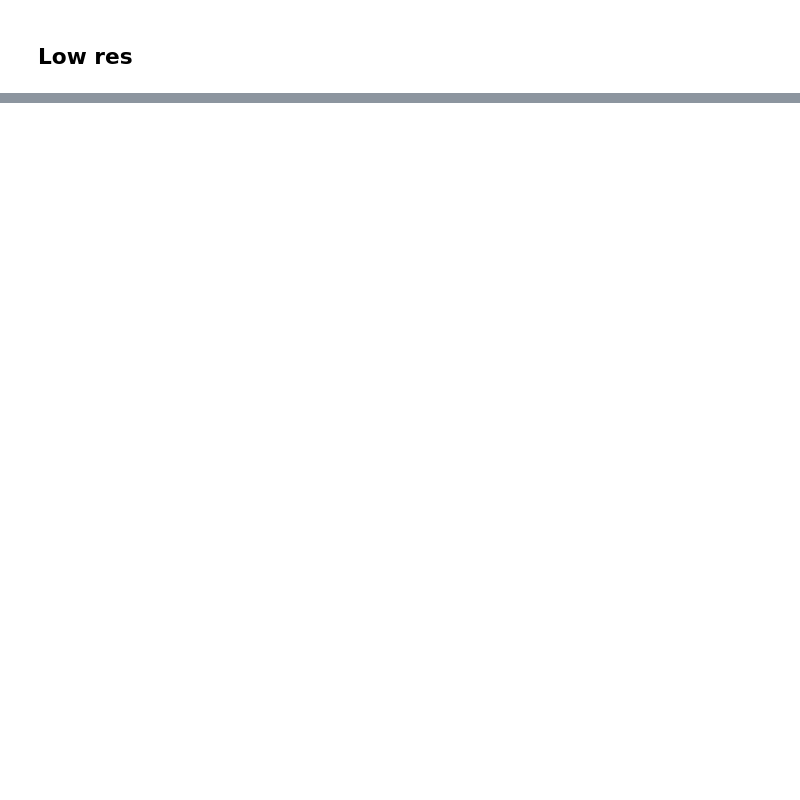
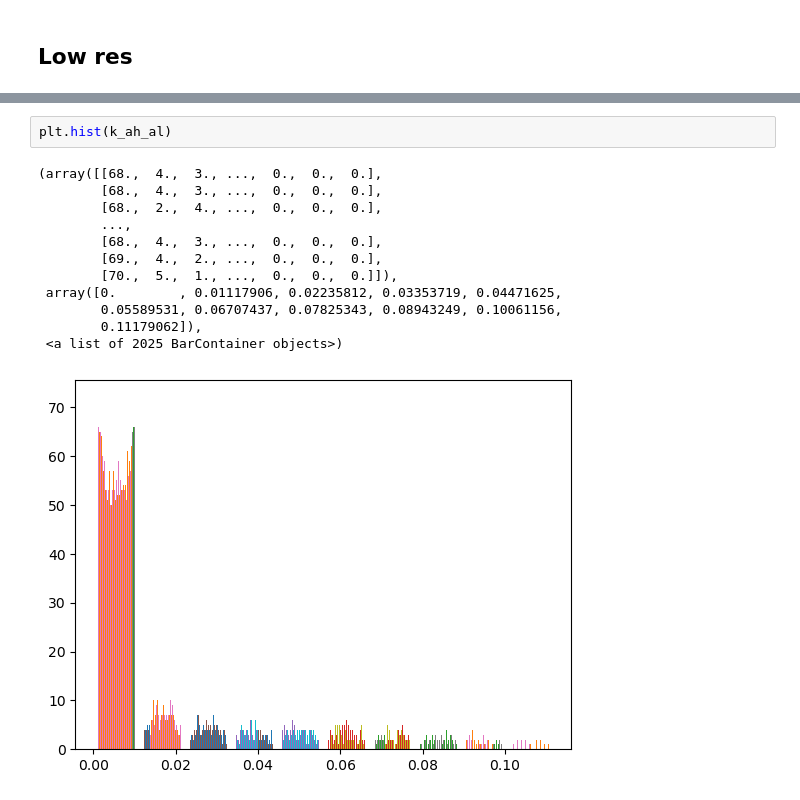
Before and after one commit to kimbente/super-resolution, a Jupyter notebook: kernel.ipynb, the cells around one changed output, grey strips where cells are left out. Cells and saved outputs as stored; diff of their text form; blank space fills up the shorter version.

```diff
--- a/kernel.ipynb
+++ b/kernel.ipynb
@@ -471,0 +424,15 @@ What about relationship between low res and high res image?
+# %%
+plt.hist(k_ah_al)
+# %% [output]
+(array([[68.,  4.,  3., ...,  0.,  0.,  0.],
+        [68.,  4.,  3., ...,  0.,  0.,  0.],
+        [68.,  2.,  4., ...,  0.,  0.,  0.],
+        ...,
+        [68.,  4.,  3., ...,  0.,  0.,  0.],
+        [69.,  4.,  2., ...,  0.,  0.,  0.],
+        [70.,  5.,  1., ...,  0.,  0.,  0.]]),
+ array([0.        , 0.01117906, 0.02235812, 0.03353719, 0.04471625,
+        0.05589531, 0.06707437, 0.07825343, 0.08943249, 0.10061156,
+        0.11179062]),
+ <a list of 2025 BarContainer objects>)
+[figure, added]
```
Also changed, not shown: parts of 55 cells of this notebook, 2 other files.
